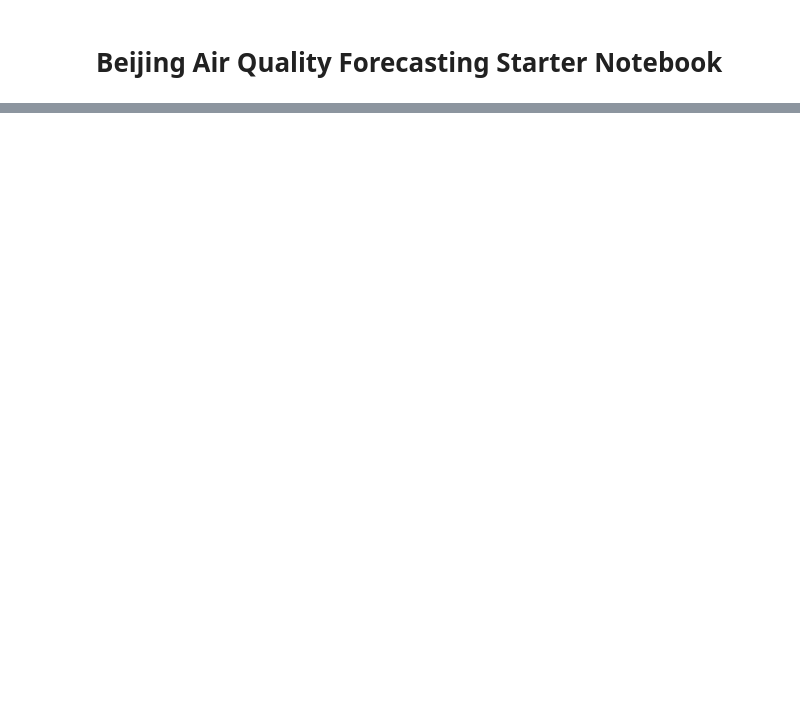
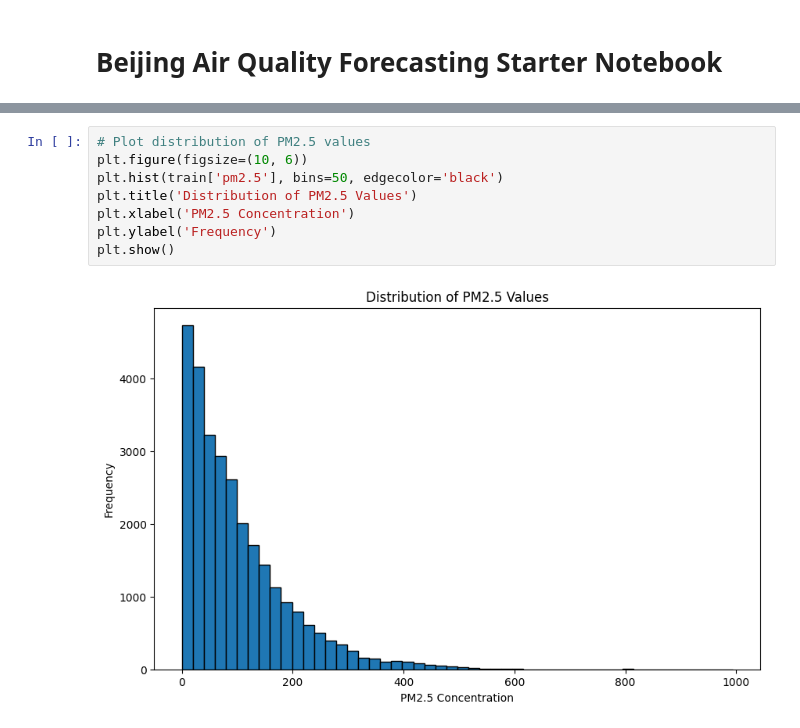
Before and after one commit to Kanisa1/Time-Series-Forecasting, a Jupyter notebook: Notebook/air_quality_forecasting_starter_code.ipynb, the cells around one changed output, grey strips where cells are left out. Saved outputs shown, nothing was run; the diff lists cells and outputs as text; blank space fills up the shorter version.

```diff
--- a/Notebook/air_quality_forecasting_starter_code.ipynb
+++ b/Notebook/air_quality_forecasting_starter_code.ipynb
@@ -374,0 +88,10 @@ plt.show()
+# %%
+# Plot distribution of PM2.5 values
+plt.figure(figsize=(10, 6))
+plt.hist(train['pm2.5'], bins=50, edgecolor='black')
+plt.title('Distribution of PM2.5 Values')
+plt.xlabel('PM2.5 Concentration')
+plt.ylabel('Frequency')
+plt.show()
+# %% [output]
+[figure, added]
```
Also changed, not shown: parts of 37 cells of this notebook, 3 other files.
